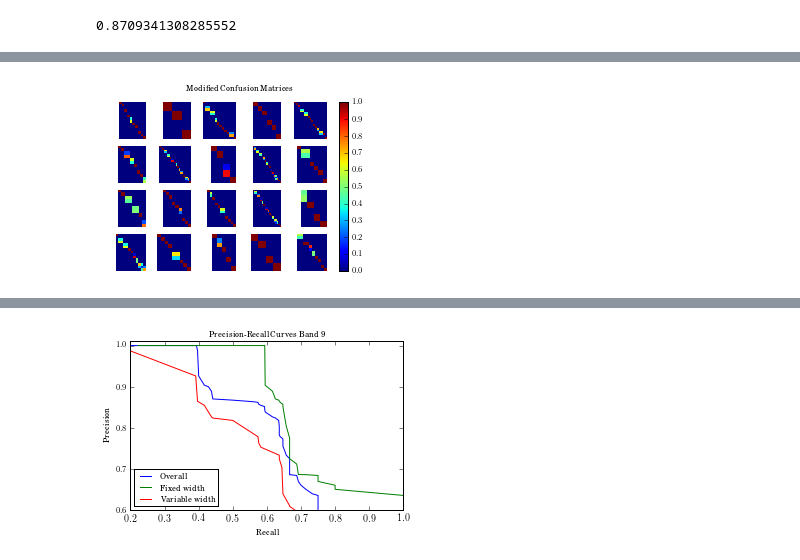
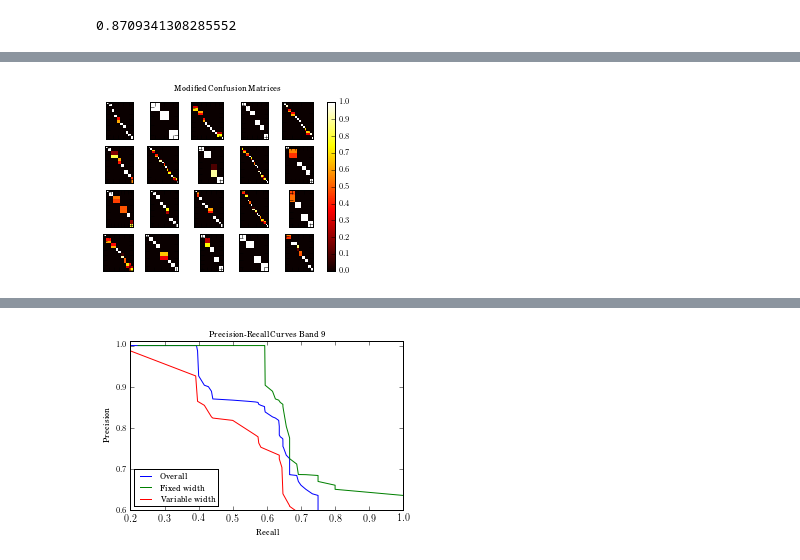
Before and after one commit to aariveros/Tesis-aariveros, a Jupyter notebook: Tesis-aariveros-Final-Single-Double-WeightWithoutPower.ipynb, the cells around one changed output, grey strips where cells are left out. Cells and saved outputs as stored; diff of their text form; code cells hidden in the pictures.

```diff
--- a/Tesis-aariveros-Final-Single-Double-WeightWithoutPower.ipynb
+++ b/Tesis-aariveros-Final-Single-Double-WeightWithoutPower.ipynb
@@ -106,7 +106,7 @@ dictionary = load_dictionary('band_9_dual')
 confusion_matrix = []
 results = []
 # %%
-for i in range(0, 50):
+for i in range(0, 20):
     if (i == 0):
         cube_name = 'data/cube_fixed_width_'
     if (i == 25):
@@ -519,19 +522,22 @@ confusion_matrix[0]
 # %%
 latexify()
 n = 5
 fig, axes = plt.subplots(nrows=4, ncols=5)
 filtered_matrices = confusion_matrix[:20]
 for ax, matrix in zip(axes.flat, filtered_matrices):
 
     order_index = np.argsort([float(f.split('f')[1].split('&')[0]) for f in matrix.index])
     order_columns = np.argsort([float(f.split('f')[1].split('&')[0]) for f in matrix.columns])
-    im = ax.matshow(matrix[order_columns].iloc[order_index])
-    ax.axis('off')
+    im = ax.matshow(matrix[order_columns].iloc[order_index], cmap='hot')
+    ax.set_xticklabels([])
+    ax.set_yticklabels([])
+
+
 fig.suptitle("Modified Confusion Matrices")
 fig.colorbar(im, ax=axes.ravel().tolist())
 plt.savefig("images/confusion_matrix.pdf")
 # %% [output]
-[figure, old version]
+[figure, new version]
 # %%
 [np.mean(means["F-Score"]) for means in results_filtered]
 # %% [output]
```
Also changed, not shown: parts of 1 cell of this notebook, 7 other files.
